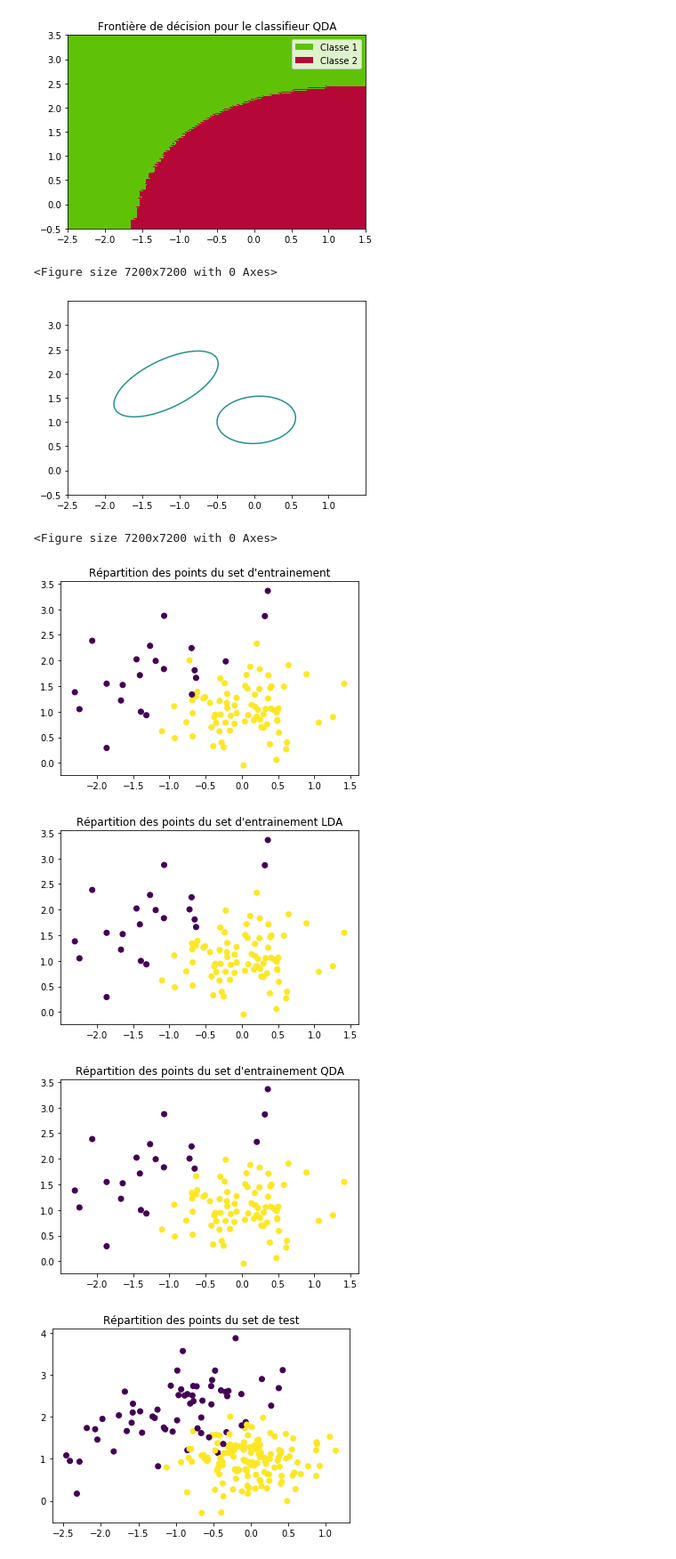
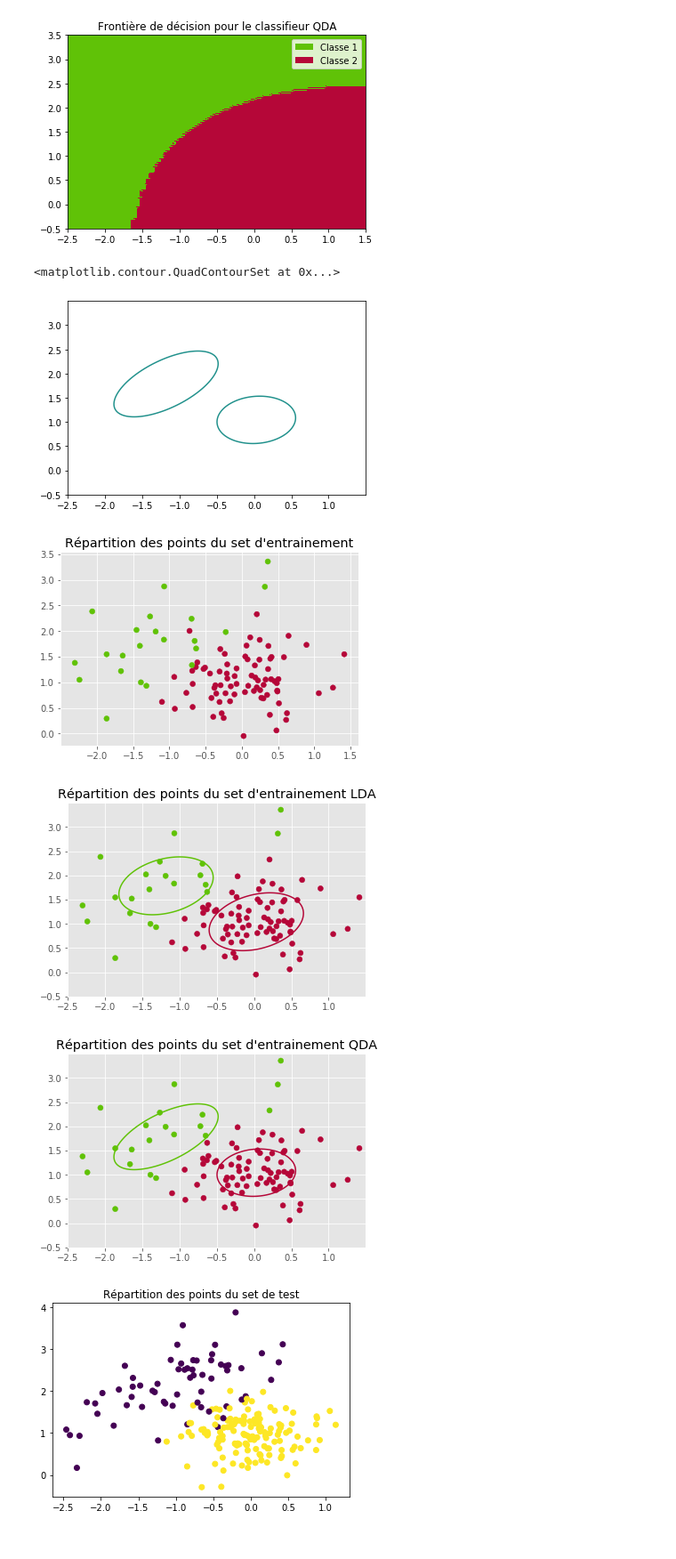
Before and after one commit to VictorCilleros/ML, a Jupyter notebook: TP2_archive/TP2_LDA_QDA.ipynb, the cells around one changed output. Shown: that part at 89% size. Drawn from its saved outputs; the diff is of its cells as text; code cells hidden in the pictures.

```diff
--- a/TP2_archive/TP2_LDA_QDA.ipynb
+++ b/TP2_archive/TP2_LDA_QDA.ipynb
@@ -170,41 +170,62 @@ plt.legend(proxy,["Classe 1","Classe 2"])
 
 from scipy.stats import multivariate_normal
 """On dessine les gaussiennes"""
+
 x, y = np.mgrid[-2.5:1.5:.001, -0.5:3.5:.001]
 pos = np.dstack((x, y))
+
 Gauss1 = multivariate_normal(mu_1.ravel(), sigma_1)
 Gauss2 = multivariate_normal(mu_2.ravel(), sigma_2)
+
 plt.contour(x, y, Gauss1.pdf(pos),levels=1)
 plt.contour(x, y, Gauss2.pdf(pos),levels=1)
-plt.figure(figsize=(100,100))
 # %% [output]
-<Figure size 7200x7200 with 0 Axes>
+<matplotlib.contour.QuadContourSet at 0x...>
 [figure]
-<Figure size 7200x7200 with 0 Axes>
 # %%
 #Training :
+from turtle import color
+
+
 Y_predict_LDA=predictLDA(X_train)
 Y_predict_QDA=predictionQDA(X_train)
 
+# Setup
+x, y = np.mgrid[-2.5:1.5:.001, -0.5:3.5:.001]
+pos = np.dstack((x, y))
+Gauss1QDA = multivariate_normal(mu_1.ravel(), sigma_1)
+Gauss2QDA = multivariate_normal(mu_2.ravel(), sigma_2)
+Gauss1LDA = multivariate_normal(mu_1.ravel(), sigma)
+Gauss2LDA = multivariate_normal(mu_2.ravel(), sigma)
+
+Color1 ,Color2= '#60C207','#B50738'
+color_map = np.vectorize(lambda x: Color1 if x==1 else Color2)
+plt.style.use('ggplot')
 plt.figure()
 #plt.subplot(311)
-plt.scatter(X_train[:,0],X_train[:,1],c=Y_train)
+plt.scatter(X_train[:,0],X_train[:,1],c=color_map(Y_train))
 plt.title("Répartition des points du set d'entrainement")
+
 
 #plt.subplot(312)
 plt.figure()
-plt.scatter(X_train[:,0],X_train[:,1],c=Y_predict_LDA)
+plt.scatter(X_train[:,0],X_train[:,1],c=color_map(Y_predict_LDA))
 plt.title("Répartition des points du set d'entrainement LDA")
+plt.contour(x, y, Gauss1LDA.pdf(pos),levels=1,colors=Color1)
+plt.contour(x, y, Gauss2LDA.pdf(pos),levels=1,colors=Color2)
 
 #plt.subplot(313)
 plt.figure()
-plt.scatter(X_train[:,0],X_train[:,1],c=Y_predict_QDA)
+plt.scatter(X_train[:,0],X_train[:,1],c=color_map(Y_predict_QDA))
 plt.title("Répartition des points du set d'entrainement QDA")
+plt.contour(x, y, Gauss1QDA.pdf(pos),levels=1,colors=Color1)
+plt.contour(x, y, Gauss2QDA.pdf(pos),levels=1,colors=Color2)
+
 plt.show()
 # %% [output]
-[figure, old version]
+[figure, new version]
-[figure, old version]
+[figure, new version]
-[figure, old version]
+[figure, new version]
 # %%
 #Test :
 Y_predict_LDA=predictLDA(X_test)
```
Also changed, not shown: parts of 1 cell of this notebook.
